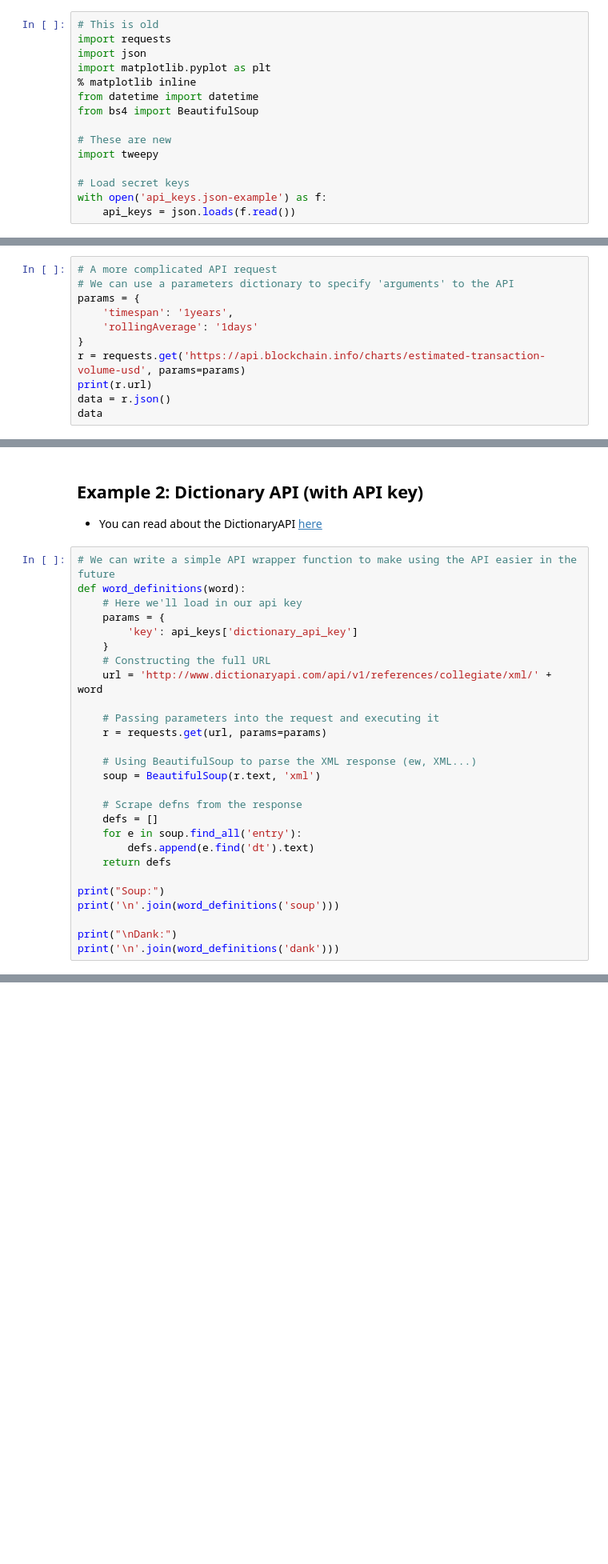
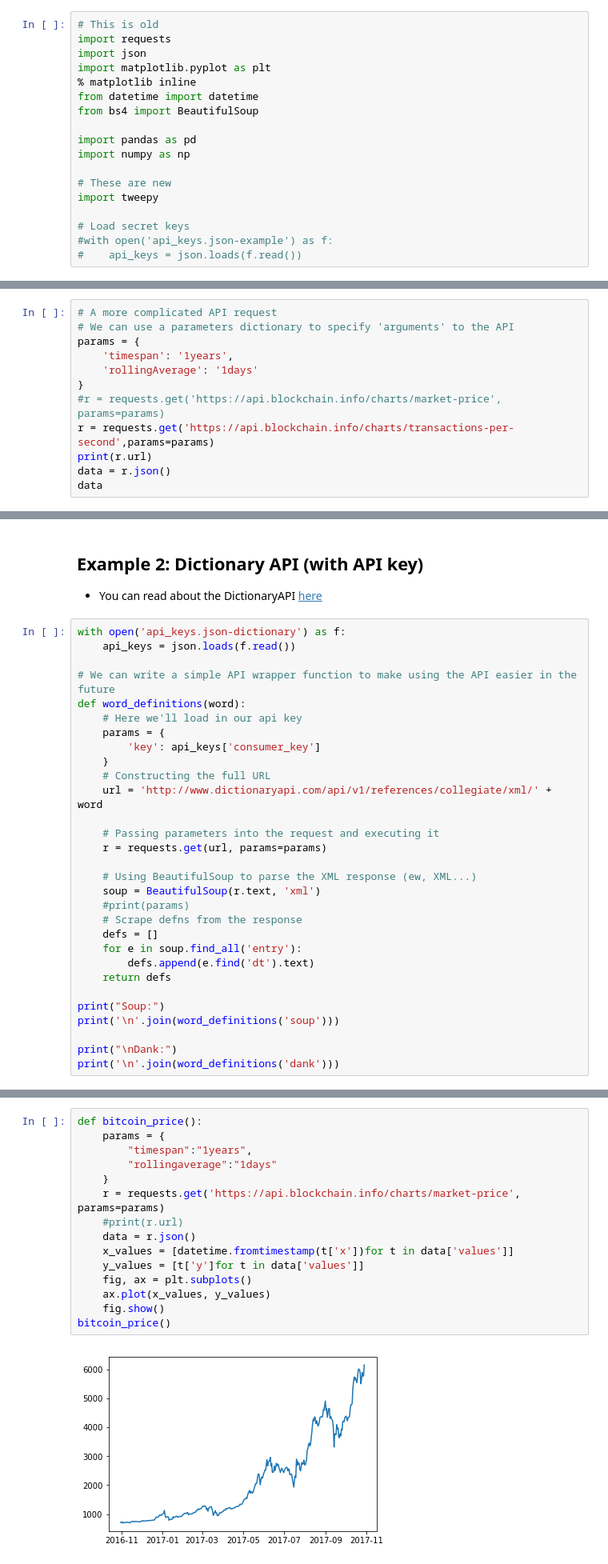
Before and after one commit to YaboLee/Data_Hackerspace_FA17, a Jupyter notebook: week7/APIs.ipynb, the cells around one changed output, grey strips where cells are left out. Shown at 80% size. Cells and saved outputs as stored; diff of their text form; blank space fills up the shorter version.

```diff
--- a/week7/APIs.ipynb
+++ b/week7/APIs.ipynb
@@ -10,9 +10,12 @@ import matplotlib.pyplot as plt
 from datetime import datetime
 from bs4 import BeautifulSoup
 
+import pandas as pd
+import numpy as np
+
 # These are new
 import tweepy
 
 # Load secret keys
-with open('api_keys.json-example') as f:
-    api_keys = json.loads(f.read())
+#with open('api_keys.json-example') as f:
+#    api_keys = json.loads(f.read())
@@ -61,7 +55,8 @@ params = {
     'timespan': '1years',
     'rollingAverage': '1days'
 }
-r = requests.get('https://api.blockchain.info/charts/estimated-transaction-volume-usd', params=params)
+#r = requests.get('https://api.blockchain.info/charts/market-price', params=params)
+r = requests.get('https://api.blockchain.info/charts/transactions-per-second',params=params)
 print(r.url)
 data = r.json()
 data
@@ -97,11 +92,14 @@ fig.autofmt_xdate()
 ## Example 2: Dictionary API (with API key)
 * You can read about the DictionaryAPI [here](http://www.dictionaryapi.com/)
 # %%
+with open('api_keys.json-dictionary') as f:
+    api_keys = json.loads(f.read())
+
 # We can write a simple API wrapper function to make using the API easier in the future
 def word_definitions(word):
     # Here we'll load in our api key
     params = {
-        'key': api_keys['dictionary_api_key']
+        'key': api_keys['consumer_key']
     }
     # Constructing the full URL
     url = 'http://www.dictionaryapi.com/api/v1/references/collegiate/xml/' + word
@@ -111,7 +109,7 @@ def word_definitions(word):
 
     # Using BeautifulSoup to parse the XML response (ew, XML...)
     soup = BeautifulSoup(r.text, 'xml')
-
+    #print(params)
     # Scrape defns from the response
     defs = []
     for e in soup.find_all('entry'):
@@ -195,0 +239,17 @@ bitcoin_price()
+# %%
+def bitcoin_price():
+    params = {
+        "timespan":"1years",
+        "rollingaverage":"1days"
+    }
+    r = requests.get('https://api.blockchain.info/charts/market-price', params=params)
+    #print(r.url)
+    data = r.json()
+    x_values = [datetime.fromtimestamp(t['x'])for t in data['values']]
+    y_values = [t['y']for t in data['values']]
+    fig, ax = plt.subplots()
+    ax.plot(x_values, y_values)
+    fig.show()
+bitcoin_price()
+# %% [output]
+[figure, added]
```
Also changed, not shown: parts of 24 cells of this notebook, 9 other files.
